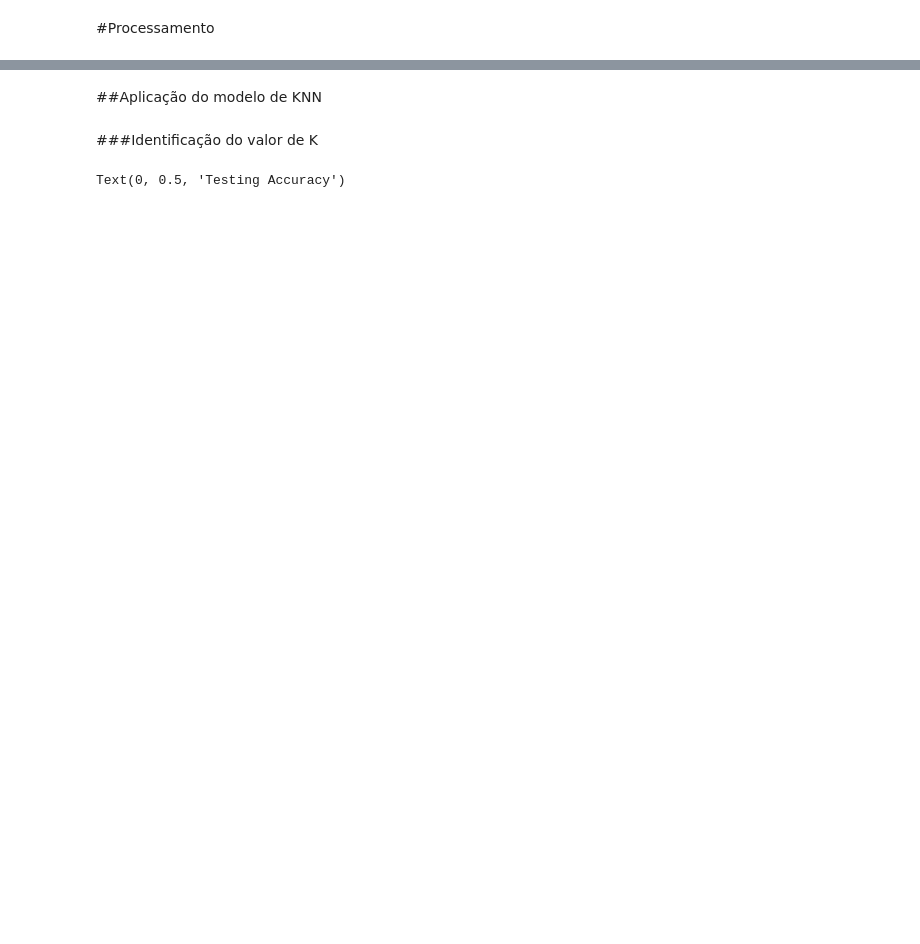
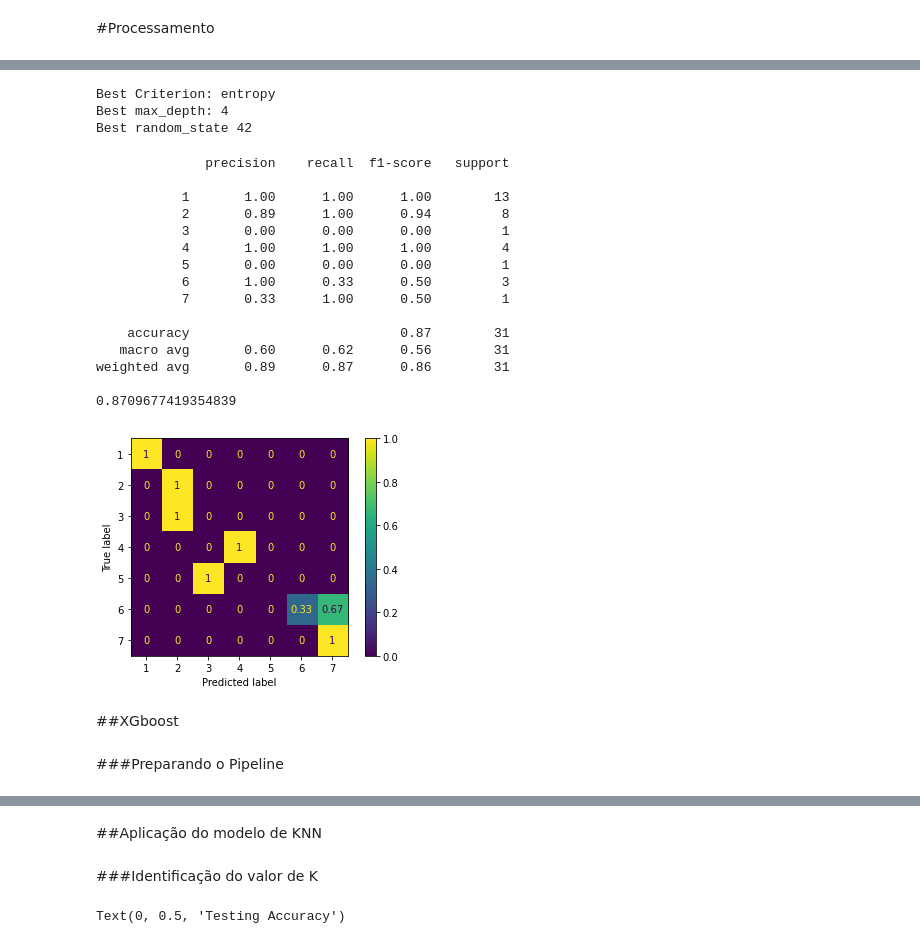
Before and after one commit to douglassesi/MachineLearning, a Jupyter notebook: Classificação/Zoo.ipynb, the cells around one changed output, grey strips where cells are left out. Saved outputs shown, nothing was run; the diff lists cells and outputs as text; code cells hidden in the pictures; blank space fills up the shorter version.

```diff
--- a/Classificação/Zoo.ipynb
+++ b/Classificação/Zoo.ipynb
@@ -128,0 +138,47 @@ X_train, X_test, y_train, y_test = train_test_split(X, y, test_size= .3, random_
+# %%
+criterion = ['gini', 'entropy']
+max_depth = [2,4,6,8,10,12]
+random_state = [32,42]
+# %%
+parameters_tree = dict(classif_tree__criterion=criterion,
+                  classif_tree__max_depth=max_depth,
+                  classif_tree__random_state=random_state)
+# %%
+tree_GS = GridSearchCV(pipe_tree, parameters_tree)
+tree_model = tree_GS.fit(X_train, y_train)
+# %%
+print('Best Criterion:', tree_model.best_estimator_.get_params()['classif_tree__criterion'])
+print('Best max_depth:', tree_model.best_estimator_.get_params()['classif_tree__max_depth'])
+print('Best random_state', tree_model.best_estimator_.get_params()['classif_tree__random_state'])
+# %% [output]
+Best Criterion: entropy
+Best max_depth: 4
+Best random_state 42
+# %%
+y_pred_tree = tree_model.predict(X_test)
+cm_tree = confusion_matrix(y_test,y_pred_tree)
+# %%
+plot_confusion_matrix(tree_model, X_test, y_test, normalize = 'true')
+print(classification_report(y_test,y_pred_tree))
+print(metrics.accuracy_score(y_test,y_pred_tree))
+# %% [output]
+              precision    recall  f1-score   support
+
+           1       1.00      1.00      1.00        13
+           2       0.89      1.00      0.94         8
+           3       0.00      0.00      0.00         1
+           4       1.00      1.00      1.00         4
+           5       0.00      0.00      0.00         1
+           6       1.00      0.33      0.50         3
+           7       0.33      1.00      0.50         1
+
+    accuracy                           0.87        31
+   macro avg       0.60      0.62      0.56        31
+weighted avg       0.89      0.87      0.86        31
+
+0.8709677419354839
+[figure, added]
+# %% [markdown]
+##XGboost
+# %% [markdown]
+###Preparando o Pipeline
```
Also changed, not shown: parts of 29 cells of this notebook.
